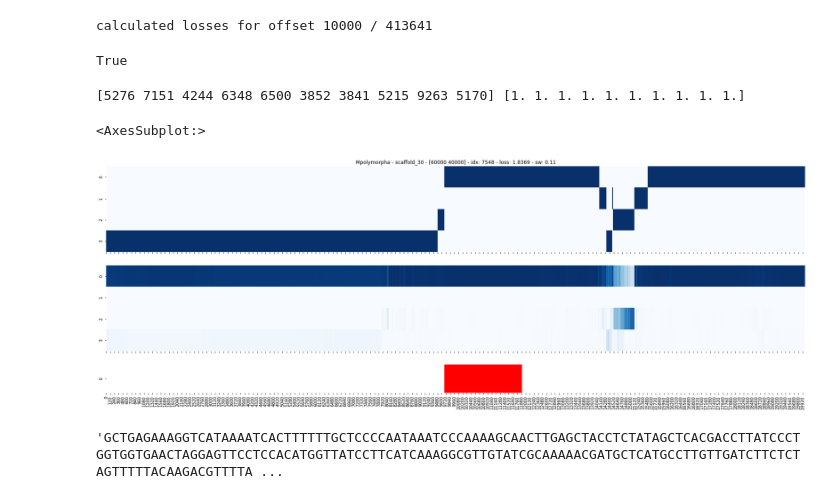
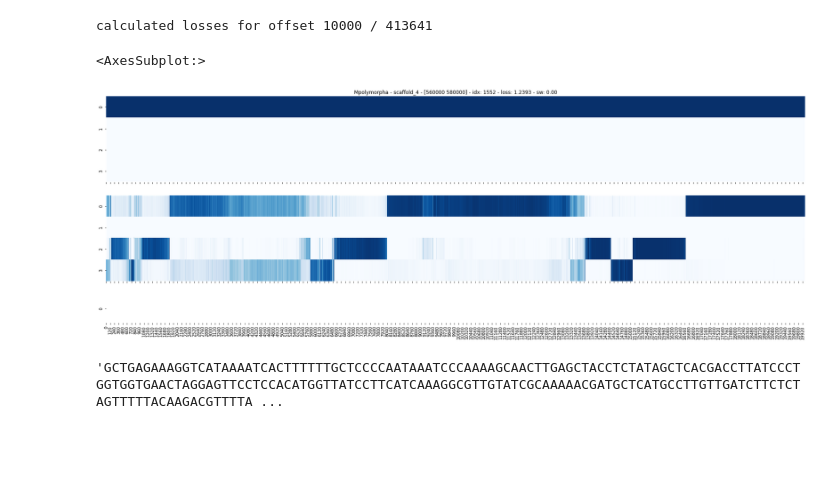
Before and after one commit to weberlab-hhu/helixer_scratch, a Jupyter notebook: notebooks/plot_predictions.ipynb, the cells around one changed output. Cells and saved outputs as stored; diff of their text form; code cells hidden in the pictures; blank space fills up the shorter version.

Commit message:
plotting notebook

```diff
--- a/notebooks/plot_predictions.ipynb
+++ b/notebooks/plot_predictions.ipynb
@@ -61,31 +60,21 @@ for offset in range(0, y_true.shape[0], chunk_size):
 # %% [output]
 calculated losses for offset 10000 / 413641
-# %%
-idx = 2335
-np.all(sw[idx])
-# %% [output]
-True
-# %%
-loss_idx = np.argsort(losses[:chunk_size])
-print(loss_idx[:10], frac_sw[loss_idx[:10]])
-# %% [output]
-[5276 7151 4244 6348 6500 3852 3841 5215 9263 5170] [1. 1. 1. 1. 1. 1. 1. 1. 1. 1.]
 # %%
 # sample weight color map
 cmap = colors.ListedColormap(['red', 'white'])
 bounds=[0, 0.5, 1.0]
 norm = colors.BoundaryNorm(bounds, cmap.N)
 # %%
-idx = loss_idx[-(np.random.randint(100) + 1)]  # choose sample from the 1000 with the highest loss
+idx = loss_idx[-(np.random.randint(100 + 1))]  # choose sample from the 1000 with the highest loss
 # idx = 591
 fig, axes = plt.subplots(3, figsize=(30, 10), sharex=True, gridspec_kw={'height_ratios': [3, 3, 1]})
 axes[0].set_title(f'{species[idx].decode()} - {seqids[idx].decode()} - {start_ends[idx]} - idx: {idx} - loss: {losses[idx]:.4f} - sw: {frac_sw[idx]:.2f}')
 sns.heatmap(y_true[idx].T, cbar=False, cmap='Blues', ax=axes[0])
 sns.heatmap(y_pred[0, idx].T, cbar=False, cmap='Blues', ax=axes[1])
 sns.heatmap(sw[idx][:, None].T, cbar=False, cmap=cmap, norm=norm, ax=axes[2])
 # %% [output]
 <AxesSubplot:>
-[figure, old version]
+[figure, new version]
 # %%
 dna_sequence(X[idx][4200:7000])
 # %% [output]
```
Also changed, not shown: parts of 1 cell of this notebook.
